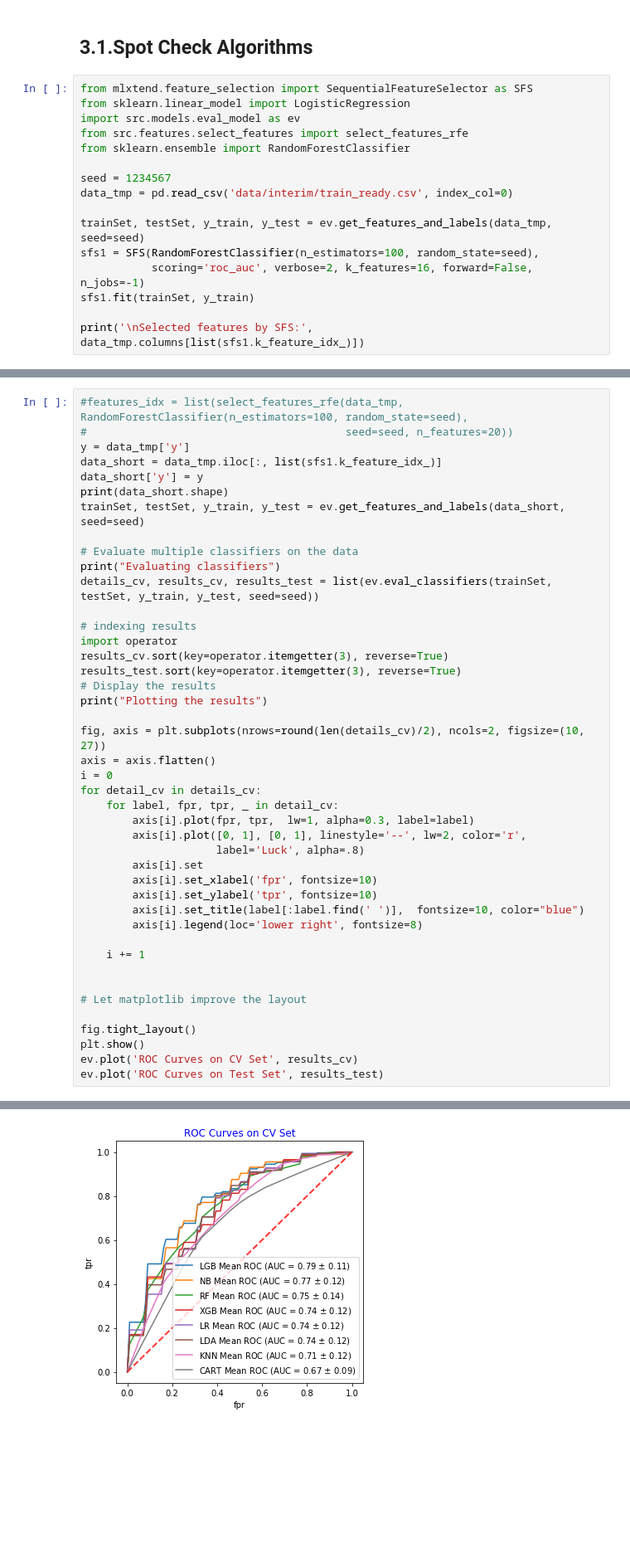
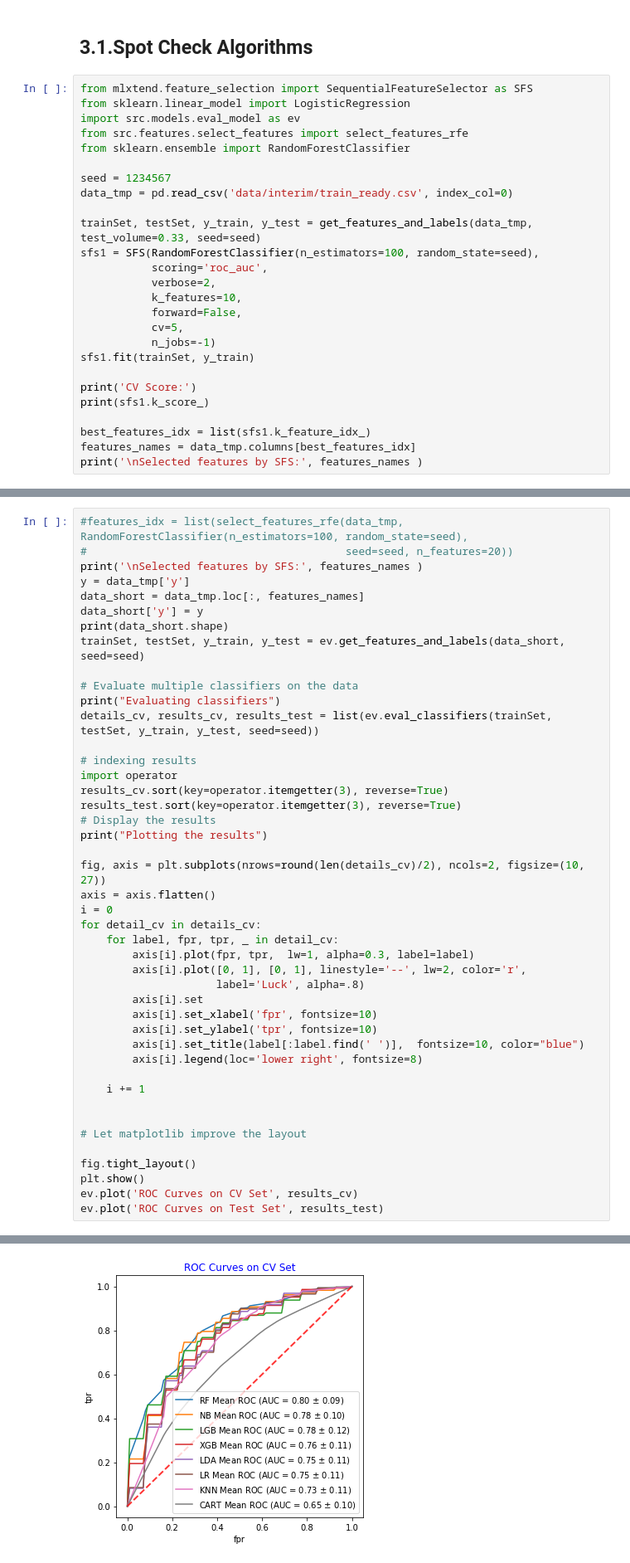
Before and after one commit to AlexIKey/LoanPrediction3, a Jupyter notebook: notebooks/DataPrepare_short.ipynb, the cells around one changed output, grey strips where cells are left out. Shown at 83% size. Saved outputs shown, nothing was run; the diff lists cells and outputs as text; blank space fills up the shorter version.

```diff
--- a/notebooks/DataPrepare_short.ipynb
+++ b/notebooks/DataPrepare_short.ipynb
@@ -288,10 +283,20 @@ from sklearn.ensemble import RandomForestClassifier
 seed = 1234567
 data_tmp = pd.read_csv('data/interim/train_ready.csv', index_col=0)
 
-trainSet, testSet, y_train, y_test = ev.get_features_and_labels(data_tmp, seed=seed)
+trainSet, testSet, y_train, y_test = get_features_and_labels(data_tmp, test_volume=0.33, seed=seed)
 sfs1 = SFS(RandomForestClassifier(n_estimators=100, random_state=seed),
-           scoring='roc_auc', verbose=2, k_features=16, forward=False, n_jobs=-1)
+           scoring='roc_auc',
+           verbose=2,
+           k_features=10,
+           forward=False,
+           cv=5,
+           n_jobs=-1)
 sfs1.fit(trainSet, y_train)
 
-print('\nSelected features by SFS:', data_tmp.columns[list(sfs1.k_feature_idx_)])
+print('CV Score:')
+print(sfs1.k_score_)
+
+best_features_idx = list(sfs1.k_feature_idx_)
+features_names = data_tmp.columns[best_features_idx]
+print('\nSelected features by SFS:', features_names )
 # %% [output]
@@ -324,8 +332,9 @@ Selected features by SFS: Index(['CoapplicantIncome', 'Credit_History', 'TotalIn
 # %%
 #features_idx = list(select_features_rfe(data_tmp, RandomForestClassifier(n_estimators=100, random_state=seed),
 #                                        seed=seed, n_features=20))
+print('\nSelected features by SFS:', features_names )
 y = data_tmp['y']
-data_short = data_tmp.iloc[:, list(sfs1.k_feature_idx_)]
+data_short = data_tmp.loc[:, features_names]
 data_short['y'] = y
 print(data_short.shape)
 trainSet, testSet, y_train, y_test = ev.get_features_and_labels(data_short, seed=seed)
@@ -385 +394 @@ Plotting the results
-[figure, old version]
+[figure, new version]
```
Also changed, not shown: parts of 8 cells of this notebook, 2 other files.
